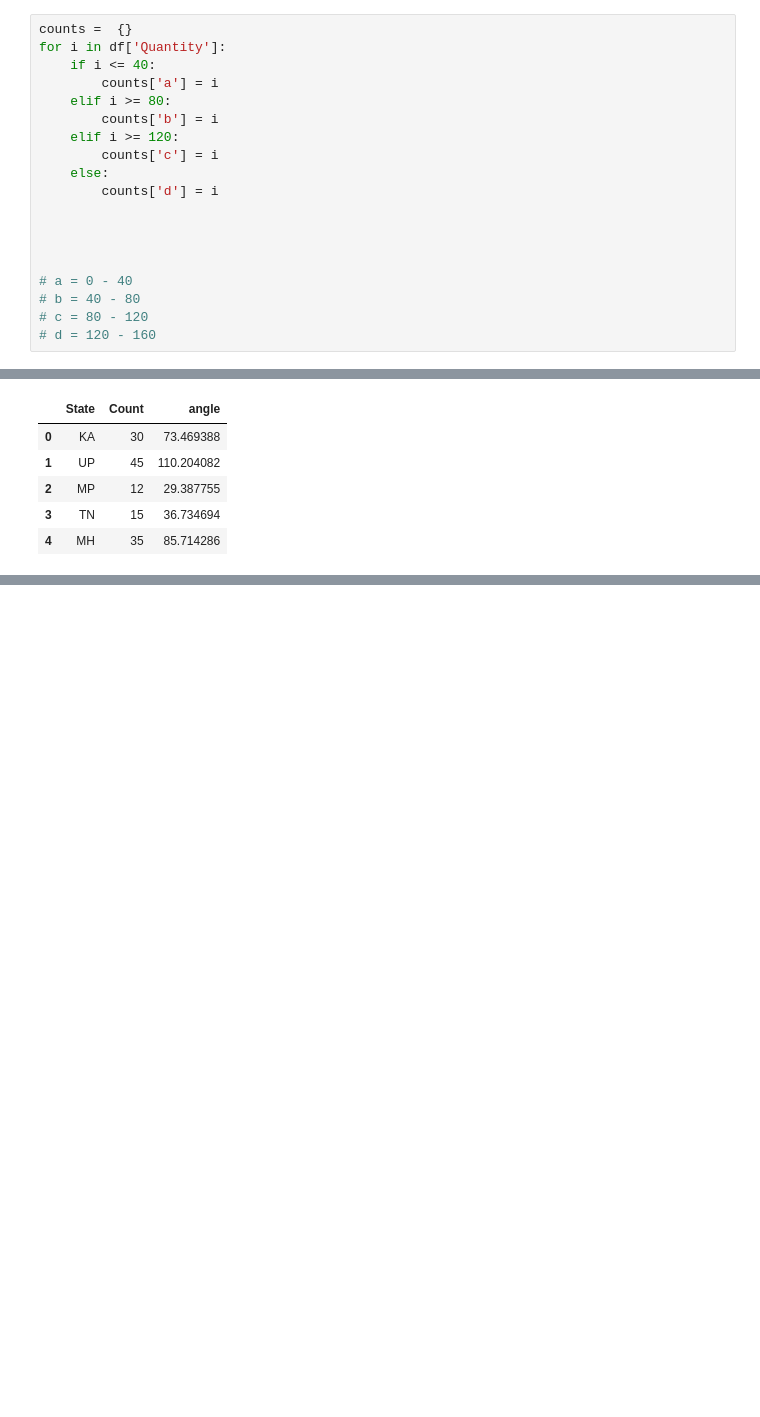
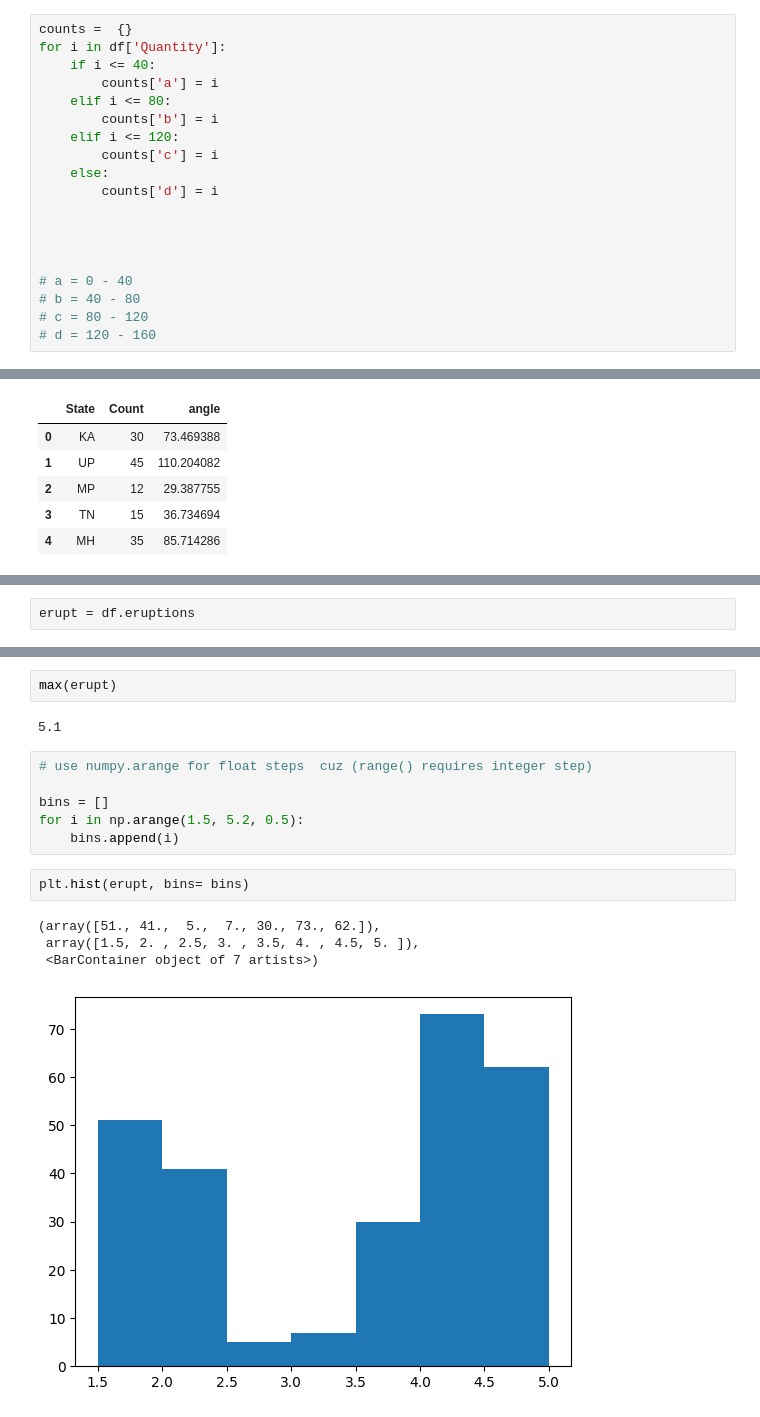
Before and after one commit to realshubhamraut/CDAC-DBDA-coursework, a Jupyter notebook: 08.advanced-analytics-stats/classfiles/day_5_descriptve_stats.ipynb, the cells around one changed output, grey strips where cells are left out. Cells and saved outputs as stored; diff of their text form; blank space fills up the shorter version.

```diff
--- a/08.advanced-analytics-stats/classfiles/day_5_descriptve_stats.ipynb
+++ b/08.advanced-analytics-stats/classfiles/day_5_descriptve_stats.ipynb
@@ -233,9 +233,9 @@ counts =  {}
 for i in df['Quantity']:
     if i <= 40:
         counts['a'] = i
-    elif i >= 80:
+    elif i <= 80:
         counts['b'] = i
-    elif i >= 120:
+    elif i <= 120:
         counts['c'] = i
     else:
         counts['d'] = i
@@ -395,0 +457,2 @@ plt.show()
+# %%
+erupt = df.eruptions
@@ -395,0 +463,17 @@ plt.show()
+# %%
+max(erupt)
+# %% [output]
+5.1
+# %%
+# use numpy.arange for float steps  cuz (range() requires integer step)
+
+bins = []
+for i in np.arange(1.5, 5.2, 0.5):
+    bins.append(i)
+# %%
+plt.hist(erupt, bins= bins)
+# %% [output]
+(array([51., 41.,  5.,  7., 30., 73., 62.]),
+ array([1.5, 2. , 2.5, 3. , 3.5, 4. , 4.5, 5. ]),
+ <BarContainer object of 7 artists>)
+[figure, added]
```
Also changed, not shown: parts of 34 cells of this notebook, 6 other files.
